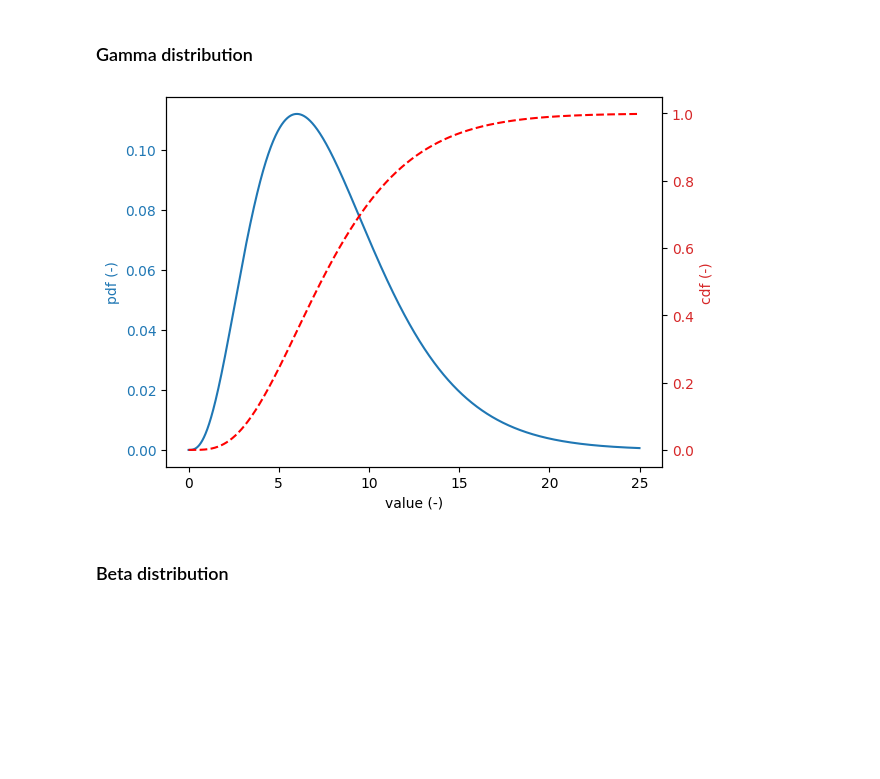
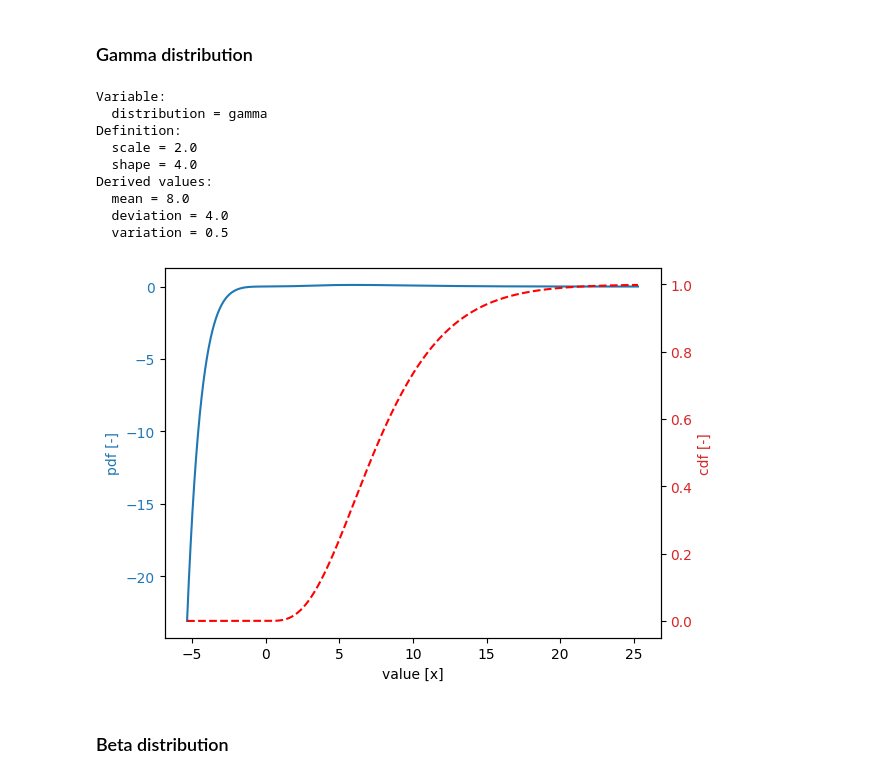
Before and after one commit to Deltares/ProbabilisticLibrary, a Jupyter notebook: sources/Deltares.Probabilistic.PWrapper.Notebooks/overview_distribution_functions.ipynb, the cells around one changed output. Cells and saved outputs as stored; diff of their text form; code cells hidden in the pictures; blank space fills up the shorter version.

```diff
--- a/sources/Deltares.Probabilistic.PWrapper.Notebooks/overview_distribution_functions.ipynb
+++ b/sources/Deltares.Probabilistic.PWrapper.Notebooks/overview_distribution_functions.ipynb
@@ -306,13 +400,22 @@ plot_dist(val_grid, stochast)
 # %%
 stochast = Stochast()
 stochast.distribution = DistributionType.gamma
 stochast.scale = 2.0
 stochast.shape = 4.0
 
-val_grid = np.arange(0.0, 25.0, 0.01)
-plot_dist(val_grid, stochast)
+stochast.print()
+stochast.plot()
 # %% [output]
+Variable:
+  distribution = gamma
+Definition:
+  scale = 2.0
+  shape = 4.0
+Derived values:
+  mean = 8.0
+  deviation = 4.0
+  variation = 0.5
-[figure, old version]
+[figure, new version]
 # %% [markdown]
 ### Beta distribution
 # %%
```
Also changed, not shown: parts of 22 cells of this notebook, 7 other files.
